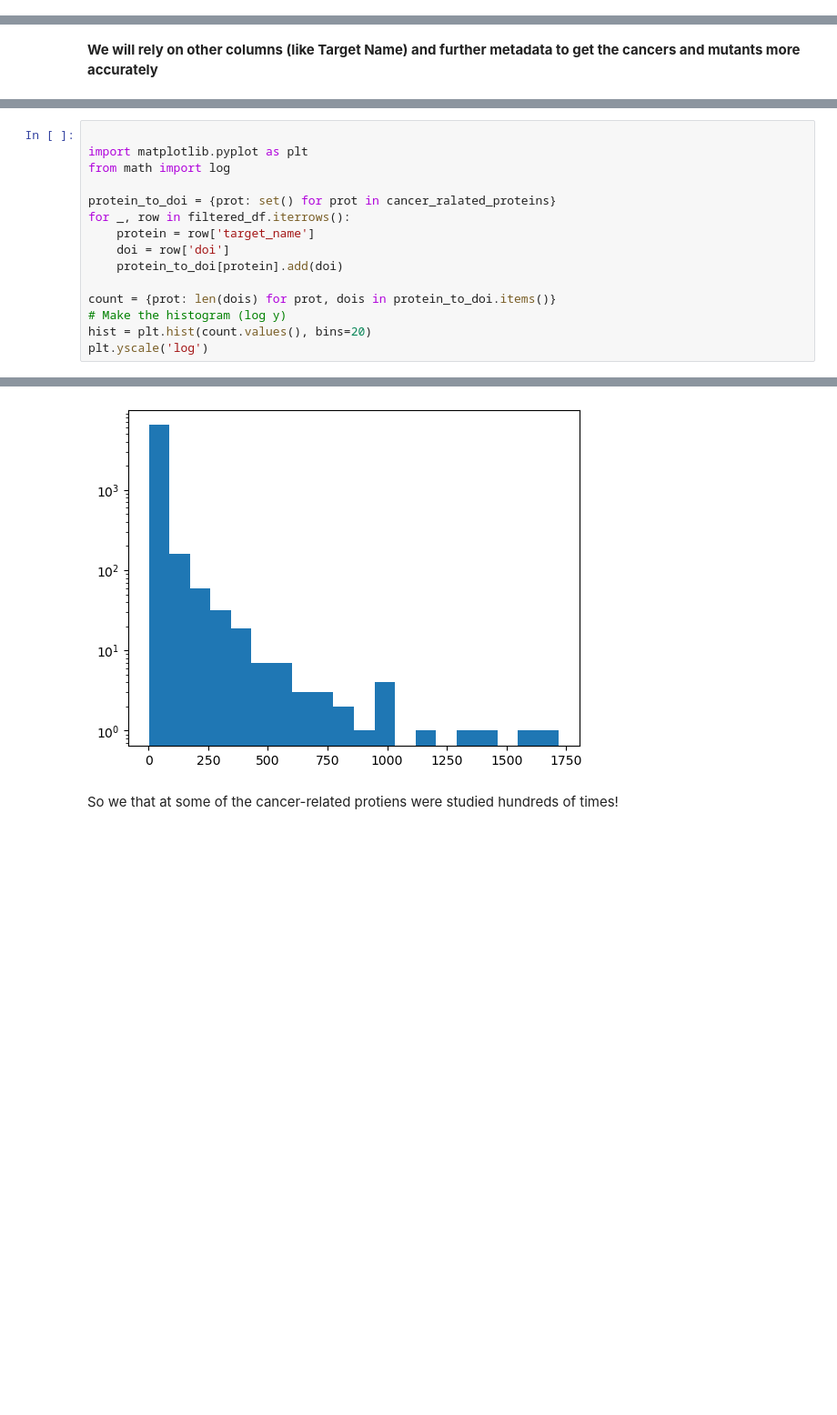
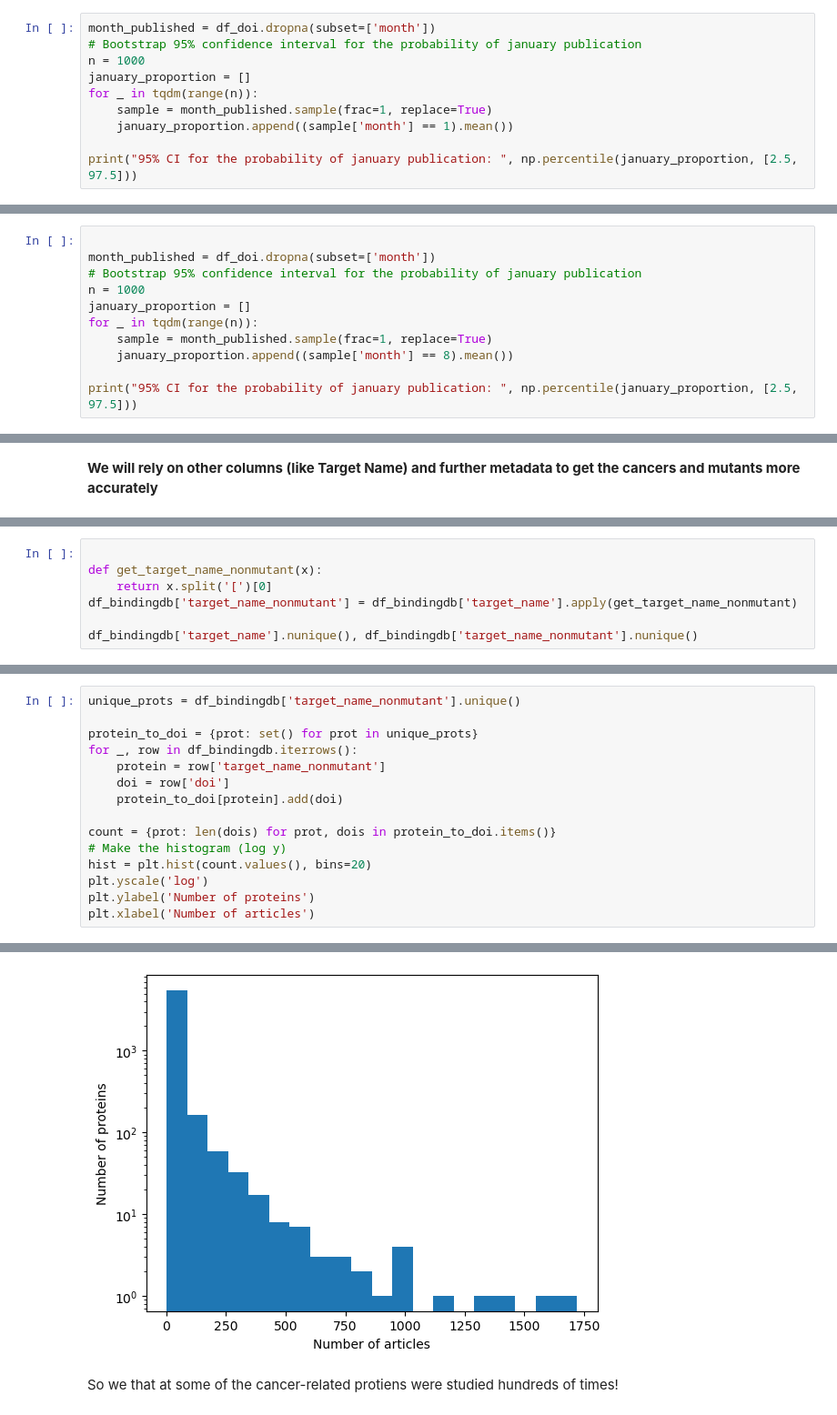
Before and after one commit to epfl-ada/ada-2024-project-hyperbabbage, a Jupyter notebook: time_trends.ipynb, the cells around one changed output, grey strips where cells are left out. Shown: that part at 91% size. Drawn from its saved outputs; the diff is of its cells as text; blank space fills up the shorter version.

```diff
--- a/time_trends.ipynb
+++ b/time_trends.ipynb
@@ -28,0 +92,10 @@ df_bindingdb.head()
+# %%
+month_published = df_doi.dropna(subset=['month'])
+# Bootstrap 95% confidence interval for the probability of january publication
+n = 1000
+january_proportion = []
+for _ in tqdm(range(n)):
+    sample = month_published.sample(frac=1, replace=True)
+    january_proportion.append((sample['month'] == 1).mean())
+
+print("95% CI for the probability of january publication: ", np.percentile(january_proportion, [2.5, 97.5]))
@@ -28,0 +104,11 @@ df_bindingdb.head()
+# %%
+
+month_published = df_doi.dropna(subset=['month'])
+# Bootstrap 95% confidence interval for the probability of january publication
+n = 1000
+january_proportion = []
+for _ in tqdm(range(n)):
+    sample = month_published.sample(frac=1, replace=True)
+    january_proportion.append((sample['month'] == 8).mean())
+
+print("95% CI for the probability of january publication: ", np.percentile(january_proportion, [2.5, 97.5]))
@@ -56,0 +123,7 @@ len(cancer_ralated_proteins)
+# %%
+
+def get_target_name_nonmutant(x):
+    return x.split('[')[0]
+df_bindingdb['target_name_nonmutant'] = df_bindingdb['target_name'].apply(get_target_name_nonmutant)
+
+df_bindingdb['target_name'].nunique(), df_bindingdb['target_name_nonmutant'].nunique()
@@ -59,11 +134,9 @@ How many articles per cancer-related protein?
 # %%
+unique_prots = df_bindingdb['target_name_nonmutant'].unique()
 
-import matplotlib.pyplot as plt
-from math import log
-
-protein_to_doi = {prot: set() for prot in cancer_ralated_proteins}
-for _, row in filtered_df.iterrows():
-    protein = row['target_name']
+protein_to_doi = {prot: set() for prot in unique_prots}
+for _, row in df_bindingdb.iterrows():
+    protein = row['target_name_nonmutant']
     doi = row['doi']
     protein_to_doi[protein].add(doi)
 
@@ -71,4 +144,6 @@ count = {prot: len(dois) for prot, dois in protein_to_doi.items()}
 # Make the histogram (log y)
 hist = plt.hist(count.values(), bins=20)
 plt.yscale('log')
+plt.ylabel('Number of proteins')
+plt.xlabel('Number of articles')
 # %% [output]
@@ -75,4 +151,4 @@ plt.yscale('log')
-[figure, old version]
+[figure, new version]
 # %% [markdown]
 So we that at some of the cancer-related protiens were studied hundreds of times!
 # %%
```
Also changed, not shown: parts of 27 cells of this notebook, 3 other files.
